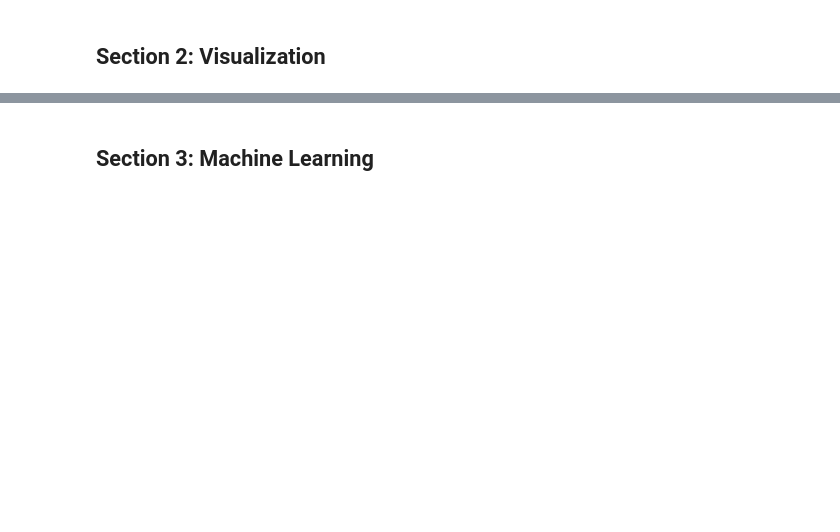
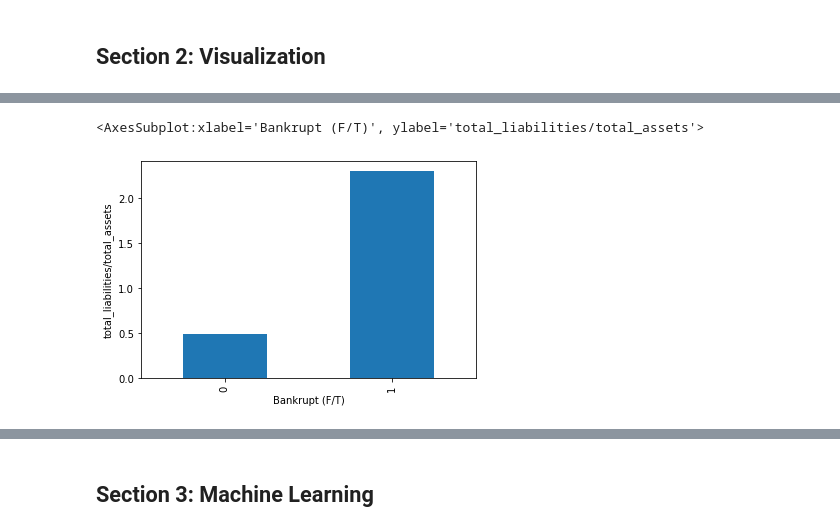
Before and after one commit to KeeganH2O/DS160_Final_Project_BWT_KSH, a Jupyter notebook: Final Project Workbook.ipynb, the cells around one changed output, grey strips where cells are left out. Cells and saved outputs as stored; diff of their text form; code cells hidden in the pictures; blank space fills up the shorter version.

```diff
--- a/Final Project Workbook.ipynb
+++ b/Final Project Workbook.ipynb
@@ -295,0 +390,5 @@ G65.count().mean()
+# %%
+plotMean(a[1])
+# %% [output]
+<AxesSubplot:xlabel='Bankrupt (F/T)', ylabel='total_liabilities/total_assets'>
+[figure, added]
```
Also changed, not shown: parts of 51 cells of this notebook.
